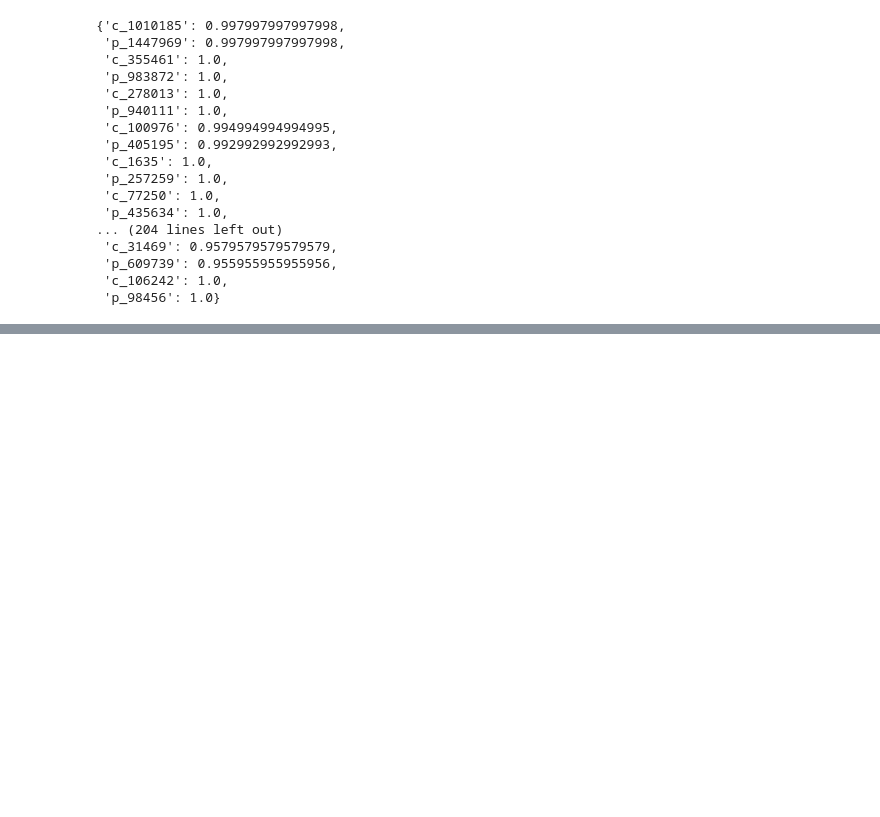
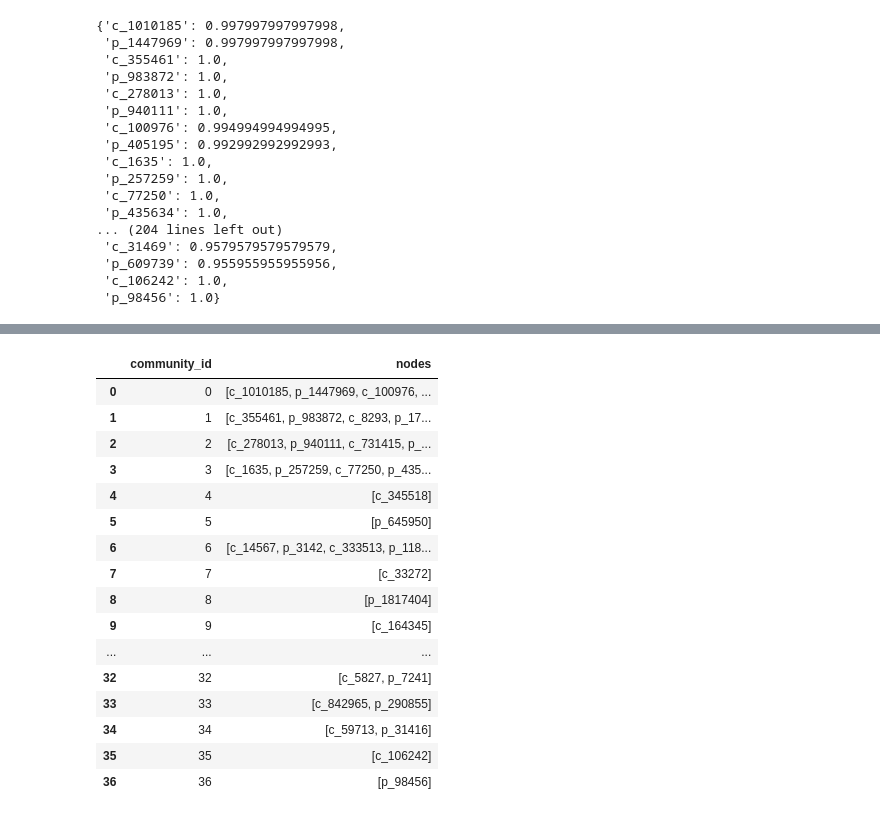
Before and after one commit to SimoneDaniotti/bipartite_sbm, a Jupyter notebook: tutorial.ipynb, the cells around one changed output, grey strips where cells are left out. Drawn from its saved outputs; the diff is of its cells as text; code cells hidden in the pictures; blank space fills up the shorter version.

```diff
--- a/tutorial.ipynb
+++ b/tutorial.ipynb
@@ -163,0 +323,14 @@ model1.prob
+# %%
+dest='toy_data.csv'
+layer_file = 'toy_data_type_1_layer.csv'
+
+seed=43
+gt.seed_rng(seed) ## seed for graph-tool's random number generator --> same results
+np.random.seed(43)
+
+model2=sbm_bipartite.bipartite_sbm()
+model2.load_graph(network_file = dest, layer_index_file = layer_file)
+model2.fit()
+model2.state
+
+model2.state.print_summary()
@@ -163,0 +344,22 @@ model1.prob
+# %%
+community_list_by_layer = model2.get_community_dataframe()
+
+community_list_by_layer[0][0]
+# %% [output]
+|  | community_id | nodes |
+| 0 | 0 | [c_1010185, p_1447969, c_100976, ... |
+| 1 | 1 | [c_355461, p_983872, c_8293, p_17... |
+| 2 | 2 | [c_278013, p_940111, c_731415, p_... |
+| 3 | 3 | [c_1635, p_257259, c_77250, p_435... |
+| 4 | 4 | [c_345518] |
+| 5 | 5 | [p_645950] |
+| 6 | 6 | [c_14567, p_3142, c_333513, p_118... |
+| 7 | 7 | [c_33272] |
+| 8 | 8 | [p_1817404] |
+| 9 | 9 | [c_164345] |
+| ... | ... | ... |
+| 32 | 32 | [c_5827, p_7241] |
+| 33 | 33 | [c_842965, p_290855] |
+| 34 | 34 | [c_59713, p_31416] |
+| 35 | 35 | [c_106242] |
+| 36 | 36 | [p_98456] |
```
Also changed, not shown: parts of 19 cells of this notebook, 3 other files.
